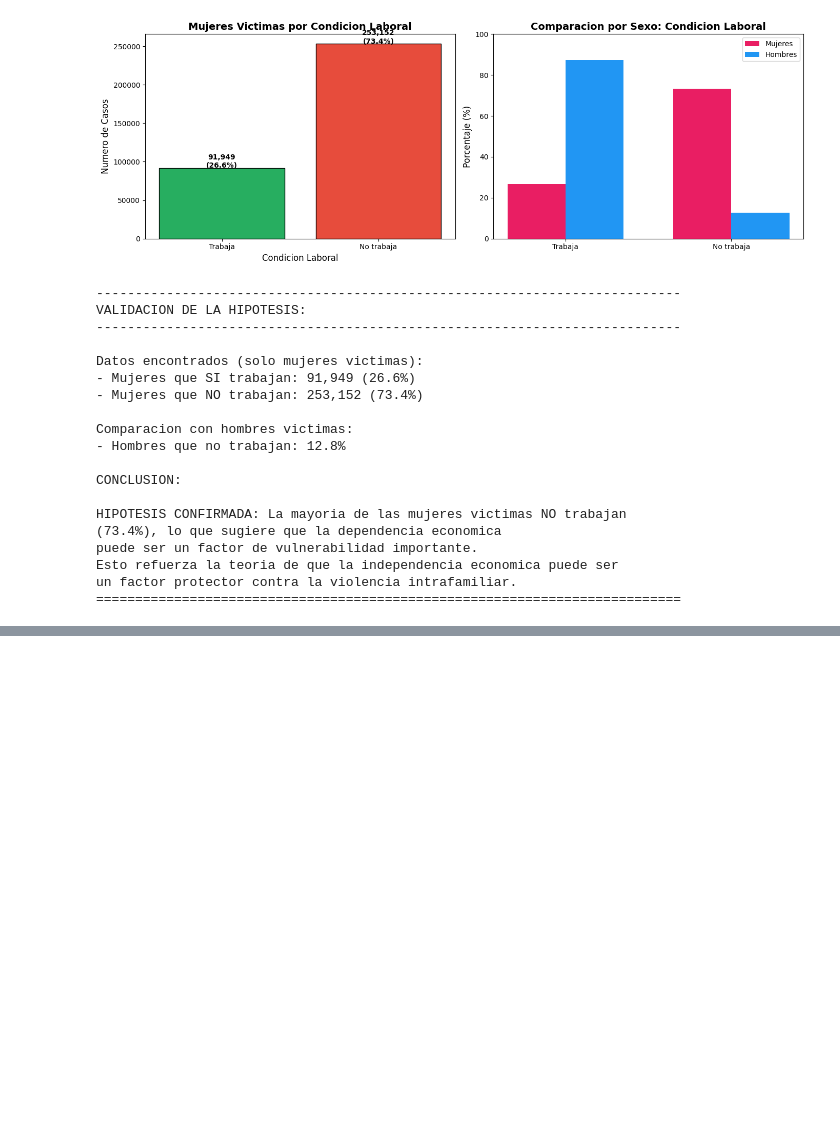
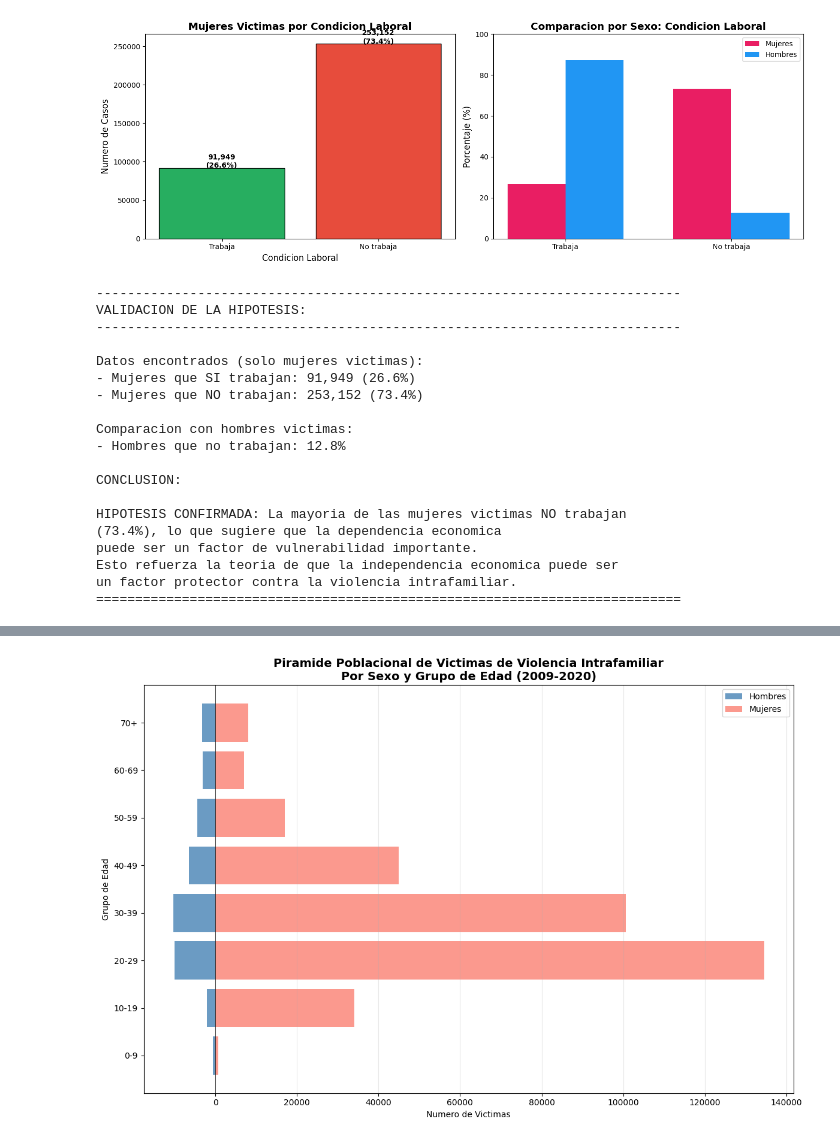
Before and after one commit to FerAHMz/proy1-md, a Jupyter notebook: data-analist-violencia-intrafamiliar/analisis_violenciaIntra.ipynb, the cells around one changed output, grey strips where cells are left out. Cells and saved outputs as stored; diff of their text form; code cells hidden in the pictures; blank space fills up the shorter version.

```diff
--- a/data-analist-violencia-intrafamiliar/analisis_violenciaIntra.ipynb
+++ b/data-analist-violencia-intrafamiliar/analisis_violenciaIntra.ipynb
@@ -1920,0 +2088,85 @@ un factor protector contra la violencia intrafamiliar.
+# %%
+# Grafico 3: Piramide poblacional por sexo de la victima y grupos de edad
+# Este grafico permite visualizar la distribucion demografica de las victimas
+
+print("=" * 80)
+print("GRAFICO 3: PIRAMIDE POBLACIONAL DE VICTIMAS POR SEXO Y EDAD")
+print("=" * 80)
+
+# Crear grupos de edad para la piramide
+def crear_grupo_edad(edad):
+    if pd.isna(edad) or edad < 0:
+        return None
+    elif edad < 10:
+        return '0-9'
+    elif edad < 20:
+        return '10-19'
+    elif edad < 30:
+        return '20-29'
+    elif edad < 40:
+        return '30-39'
+    elif edad < 50:
+        return '40-49'
+    elif edad < 60:
+        return '50-59'
+    elif edad < 70:
+        return '60-69'
+    else:
+        return '70+'
+
+data['grupo_edad'] = data['VIC_EDAD'].apply(crear_grupo_edad)
+
+# Filtrar datos validos
+piramide_data = data[data['grupo_edad'].notna() & data['VIC_SEXO'].isin([1, 2])].copy()
+
+# Contar por grupo de edad y sexo
+hombres = piramide_data[piramide_data['VIC_SEXO'] == 1].groupby('grupo_edad').size()
+mujeres = piramide_data[piramide_data['VIC_SEXO'] == 2].groupby('grupo_edad').size()
+
+grupos_orden = ['0-9', '10-19', '20-29', '30-39', '40-49', '50-59', '60-69', '70+']
+hombres = hombres.reindex(grupos_orden, fill_value=0)
+mujeres = mujeres.reindex(grupos_orden, fill_value=0)
+
+fig, ax = plt.subplots(figsize=(12, 8))
+
+y_pos = np.arange(len(grupos_orden))
+
+# Barras para hombres (izquierda, valores negativos)
+ax.barh(y_pos, -hombres.values, height=0.8, color='steelblue', label='Hombres', alpha=0.8)
+# Barras para mujeres (derecha, valores positivos)
+ax.barh(y_pos, mujeres.values, height=0.8, color='salmon', label='Mujeres', alpha=0.8)
+
+ax.set_yticks(y_pos)
+ax.set_yticklabels(grupos_orden)
+ax.set_ylabel('Grupo de Edad')
+ax.set_xlabel('Numero de Victimas')
+ax.set_title('Piramide Poblacional de Victimas de Violencia Intrafamiliar\nPor Sexo y Grupo de Edad (2009-2020)', fontsize=14, fontweight='bold')
+
+# Ajustar etiquetas del eje X para mostrar valores absolutos
+max_val = max(hombres.max(), mujeres.max())
+ticks = ax.get_xticks()
+ax.set_xticklabels([str(abs(int(x))) for x in ticks])
+
+ax.legend(loc='upper right')
+ax.axvline(x=0, color='black', linewidth=0.5)
+plt.grid(axis='x', alpha=0.3)
+plt.tight_layout()
+plt.show()
+
+# Estadisticas
+print("\nDistribucion por grupo de edad y sexo:")
+print("-" * 50)
+print(f"{'Grupo Edad':<12} {'Hombres':>10} {'Mujeres':>10} {'Total':>10} {'% Mujeres':>12}")
+print("-" * 50)
+for grupo in grupos_orden:
+    h = hombres[grupo]
+    m = mujeres[grupo]
+    total = h + m
+    pct_m = (m / total * 100) if total > 0 else 0
+    print(f"{grupo:<12} {h:>10,} {m:>10,} {total:>10,} {pct_m:>11.1f}%")
+
+total_h = hombres.sum()
+total_m = mujeres.sum()
+print("-" * 50)
+print(f"{'TOTAL':<12} {total_h:>10,} {total_m:>10,} {total_h + total_m:>10,} {total_m/(total_h+total_m)*100:>11.1f}%")
+# %% [output]
@@ -1920,0 +2176 @@ un factor protector contra la violencia intrafamiliar.
+[figure, added]
```
Also changed, not shown: parts of 19 cells of this notebook.
